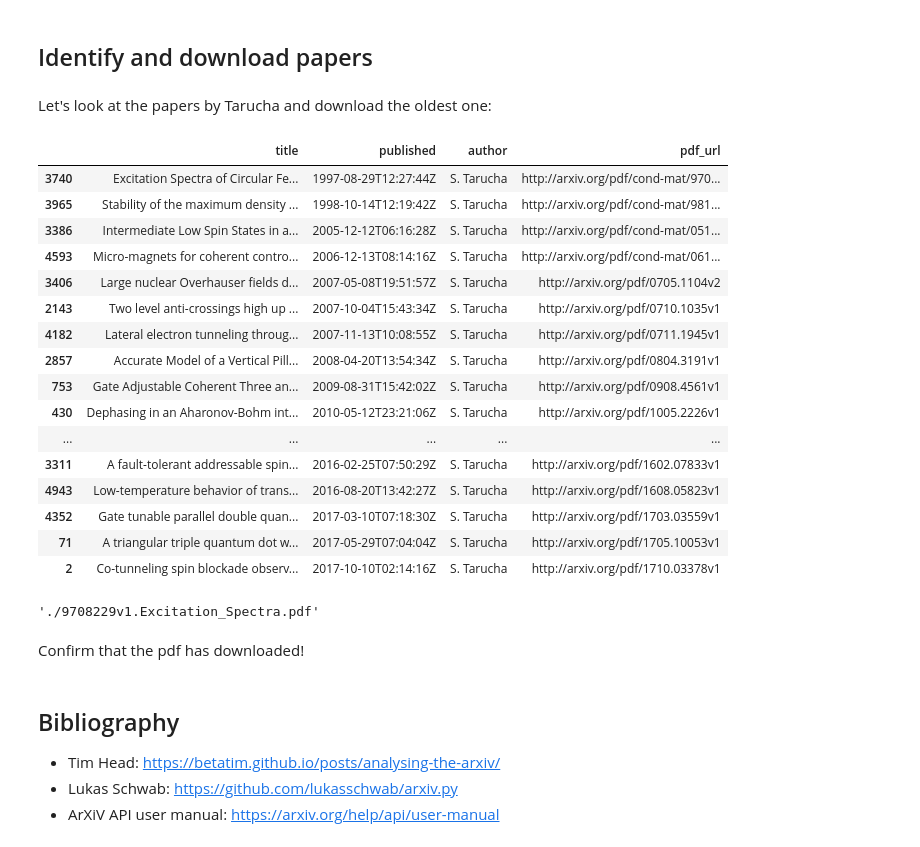
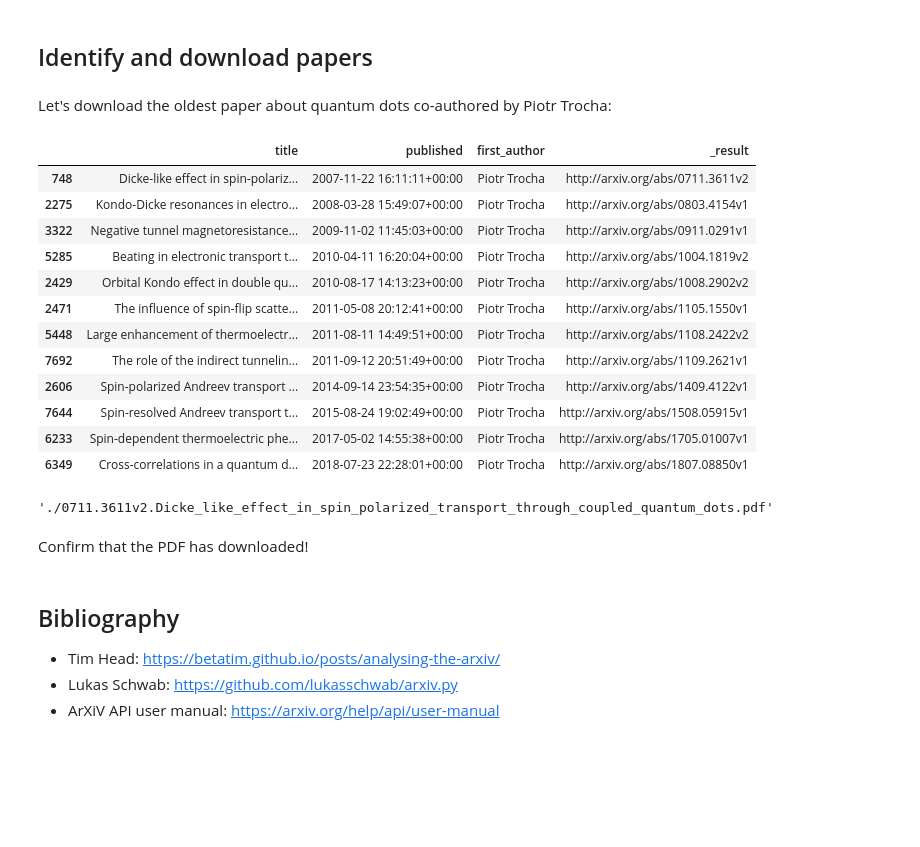
Before and after one commit to EPS-Libraries-Berkeley/volt, a Jupyter notebook: Search/arxiv_api.ipynb, the cells around one changed output. Saved outputs shown, nothing was run; the diff lists cells and outputs as text; code cells hidden in the pictures; blank space fills up the shorter version.

Commit message:
Update arXiv API instructions for arxiv >=1.1.0

```diff
--- a/Search/arxiv_api.ipynb
+++ b/Search/arxiv_api.ipynb
@@ -162,36 +166,32 @@ Name: author, dtype: int64
 # %% [markdown]
 ## Identify and download papers
-# %% [markdown]
-Let's look at the papers by Tarucha and download the oldest one:
-# %%
-qd_Tarucha = qd_df[qd_df['author']=='S. Tarucha'].sort_values('published')
-qd_Tarucha
-# %% [output]
-|  | title | published | author | pdf_url |
-| 3740 | Excitation Spectra of Circular Fe... | 1997-08-29T12:27:44Z | S. Tarucha | http://arxiv.org/pdf/cond-mat/970... |
-| 3965 | Stability of the maximum density ... | 1998-10-14T12:19:42Z | S. Tarucha | http://arxiv.org/pdf/cond-mat/981... |
-| 3386 | Intermediate Low Spin States in a... | 2005-12-12T06:16:28Z | S. Tarucha | http://arxiv.org/pdf/cond-mat/051... |
-| 4593 | Micro-magnets for coherent contro... | 2006-12-13T08:14:16Z | S. Tarucha | http://arxiv.org/pdf/cond-mat/061... |
-| 3406 | Large nuclear Overhauser fields d... | 2007-05-08T19:51:57Z | S. Tarucha | http://arxiv.org/pdf/0705.1104v2 |
-| 2143 | Two level anti-crossings high up ... | 2007-10-04T15:43:34Z | S. Tarucha | http://arxiv.org/pdf/0710.1035v1 |
-| 4182 | Lateral electron tunneling throug... | 2007-11-13T10:08:55Z | S. Tarucha | http://arxiv.org/pdf/0711.1945v1 |
-| 2857 | Accurate Model of a Vertical Pill... | 2008-04-20T13:54:34Z | S. Tarucha | http://arxiv.org/pdf/0804.3191v1 |
-| 753 | Gate Adjustable Coherent Three an... | 2009-08-31T15:42:02Z | S. Tarucha | http://arxiv.org/pdf/0908.4561v1 |
-| 430 | Dephasing in an Aharonov-Bohm int... | 2010-05-12T23:21:06Z | S. Tarucha | http://arxiv.org/pdf/1005.2226v1 |
-| ... | ... | ... | ... | ... |
-| 3311 | A fault-tolerant addressable spin... | 2016-02-25T07:50:29Z | S. Tarucha | http://arxiv.org/pdf/1602.07833v1 |
-| 4943 | Low-temperature behavior of trans... | 2016-08-20T13:42:27Z | S. Tarucha | http://arxiv.org/pdf/1608.05823v1 |
-| 4352 | Gate tunable parallel double quan... | 2017-03-10T07:18:30Z | S. Tarucha | http://arxiv.org/pdf/1703.03559v1 |
-| 71 | A triangular triple quantum dot w... | 2017-05-29T07:04:04Z | S. Tarucha | http://arxiv.org/pdf/1705.10053v1 |
-| 2 | Co-tunneling spin blockade observ... | 2017-10-10T02:14:16Z | S. Tarucha | http://arxiv.org/pdf/1710.03378v1 |
-# %%
-paper = {"pdf_url": "http://arxiv.org/pdf/cond-mat/9708229v1",
-          "title": "Excitation Spectra"}
-arxiv.download(paper)
-# %% [output]
-'./9708229v1.Excitation_Spectra.pdf'
+# %% [markdown]
+Let's download the oldest paper about quantum dots co-authored by Piotr Trocha:
+# %%
+qd_Trocha_sorted  = qd_df[qd_df['first_author']=='Piotr Trocha'].sort_values('published')
+qd_Trocha_sorted
+# %% [output]
+|  | title | published | first_author | _result |
+| 748 | Dicke-like effect in spin-polariz... | 2007-11-22 16:11:11+00:00 | Piotr Trocha | http://arxiv.org/abs/0711.3611v2 |
+| 2275 | Kondo-Dicke resonances in electro... | 2008-03-28 15:49:07+00:00 | Piotr Trocha | http://arxiv.org/abs/0803.4154v1 |
+| 3322 | Negative tunnel magnetoresistance... | 2009-11-02 11:45:03+00:00 | Piotr Trocha | http://arxiv.org/abs/0911.0291v1 |
+| 5285 | Beating in electronic transport t... | 2010-04-11 16:20:04+00:00 | Piotr Trocha | http://arxiv.org/abs/1004.1819v2 |
+| 2429 | Orbital Kondo effect in double qu... | 2010-08-17 14:13:23+00:00 | Piotr Trocha | http://arxiv.org/abs/1008.2902v2 |
+| 2471 | The influence of spin-flip scatte... | 2011-05-08 20:12:41+00:00 | Piotr Trocha | http://arxiv.org/abs/1105.1550v1 |
+| 5448 | Large enhancement of thermoelectr... | 2011-08-11 14:49:51+00:00 | Piotr Trocha | http://arxiv.org/abs/1108.2422v2 |
+| 7692 | The role of the indirect tunnelin... | 2011-09-12 20:51:49+00:00 | Piotr Trocha | http://arxiv.org/abs/1109.2621v1 |
+| 2606 | Spin-polarized Andreev transport ... | 2014-09-14 23:54:35+00:00 | Piotr Trocha | http://arxiv.org/abs/1409.4122v1 |
+| 7644 | Spin-resolved Andreev transport t... | 2015-08-24 19:02:49+00:00 | Piotr Trocha | http://arxiv.org/abs/1508.05915v1 |
+| 6233 | Spin-dependent thermoelectric phe... | 2017-05-02 14:55:38+00:00 | Piotr Trocha | http://arxiv.org/abs/1705.01007v1 |
+| 6349 | Cross-correlations in a quantum d... | 2018-07-23 22:28:01+00:00 | Piotr Trocha | http://arxiv.org/abs/1807.08850v1 |
+# %%
+# Use the arxiv.Result object stored in the _result column to trigger a PDF download.
+qd_Trocha_oldest = qd_Trocha_sorted.iloc[0]
+qd_Trocha_oldest._result.download_pdf()
+# %% [output]
+'./0711.3611v2.Dicke_like_effect_in_spin_polarized_transport_through_coupled_quantum_dots.pdf'
 # %% [markdown]
-Confirm that the pdf has downloaded!
+Confirm that the PDF has downloaded!
 # %% [markdown]
 ## Bibliography
 
```
Also changed, not shown: parts of 19 cells of this notebook.
